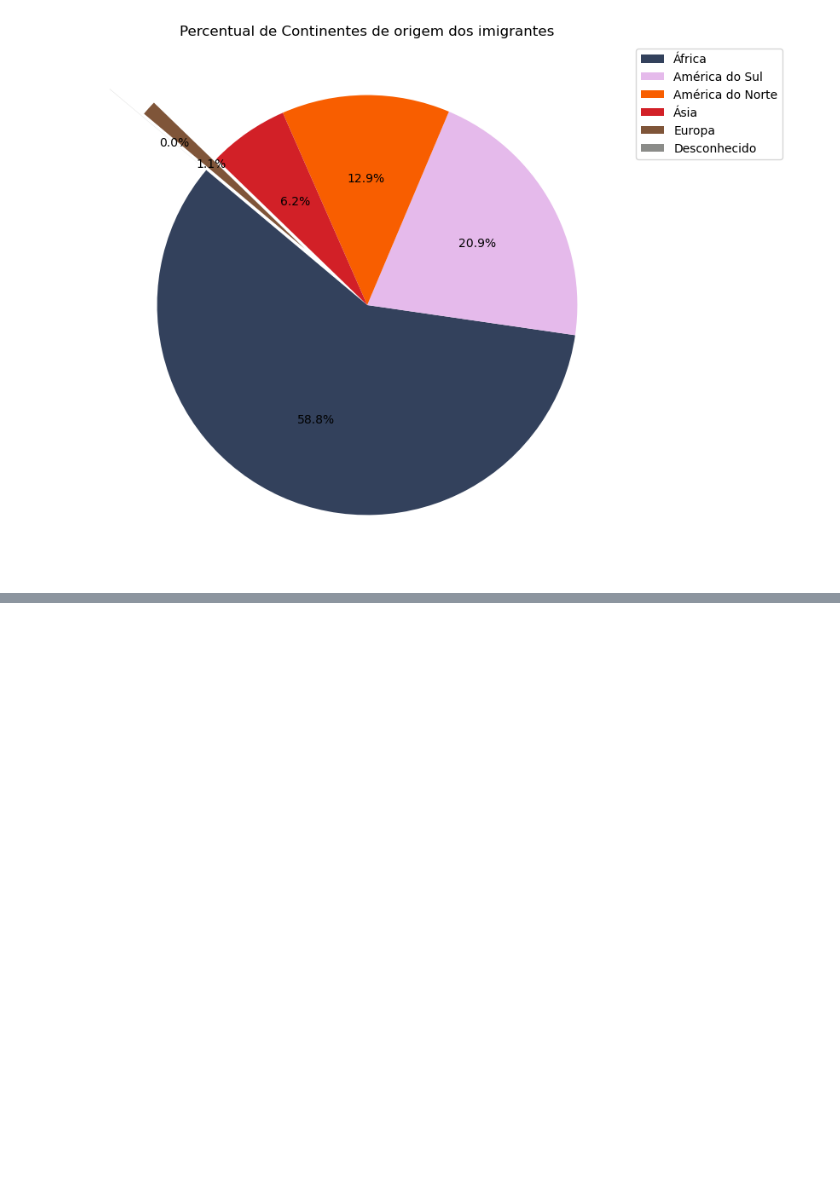
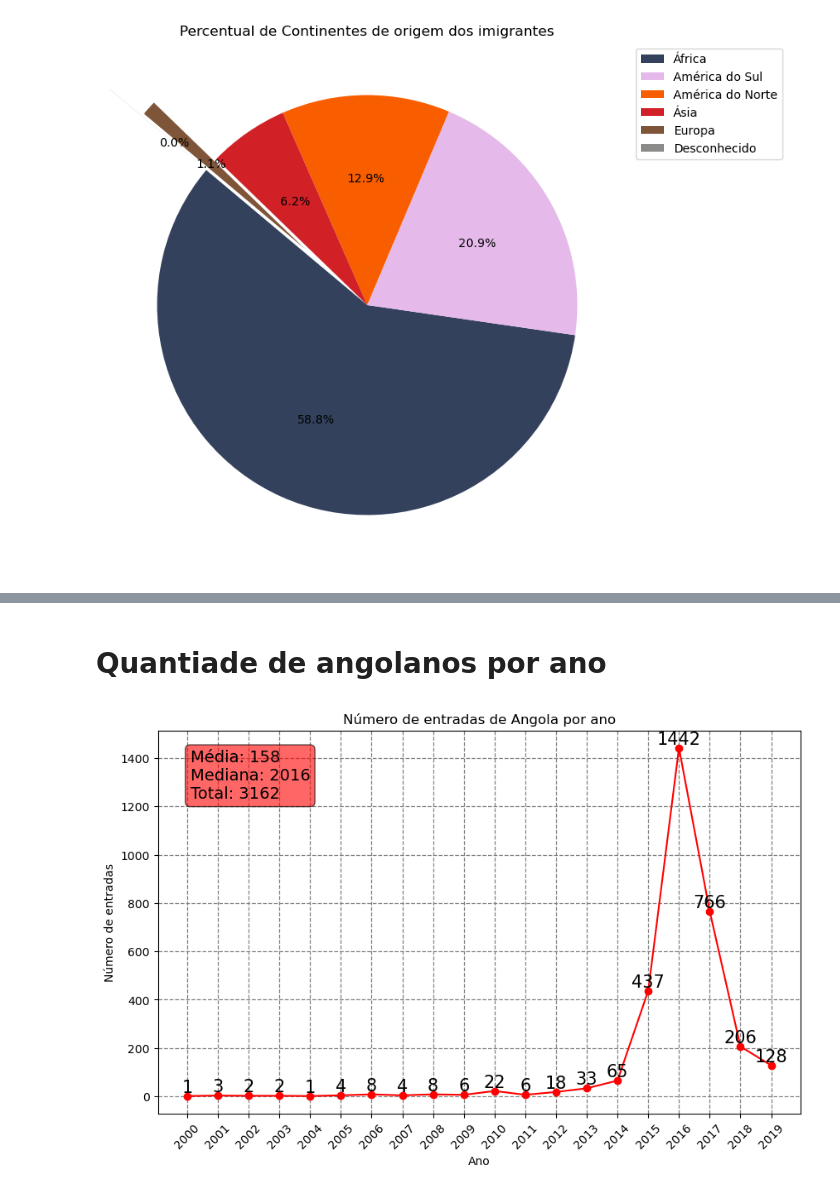
Before and after one commit to VictorHugo11/analise_imigrante, a Jupyter notebook: imigrantes.ipynb, the cells around one changed output, grey strips where cells are left out. Saved outputs shown, nothing was run; the diff lists cells and outputs as text; code cells hidden in the pictures; blank space fills up the shorter version.

Commit message:
add quantidade por ano angolanos

```diff
--- a/imigrantes.ipynb
+++ b/imigrantes.ipynb
@@ -994,0 +909,50 @@ dtype: int64
+# %% [markdown]
+# Quantiade de angolanos por ano
+# %%
+angola_ano = tabela_original[['data_entrada_brasil', 'pais_origem']].copy()
+
+angola_ano['data_entrada_brasil'] = pd.to_datetime(angola_ano['data_entrada_brasil'], errors='coerce')
+df_angola = angola_ano[angola_ano['pais_origem'] == 'Angola'].copy()
+df_angola.loc[:, 'ano_entrada'] = df_angola['data_entrada_brasil'].dt.year
+
+df_angola = df_angola[(df_angola['ano_entrada'] >= 2000) & (df_angola['ano_entrada'] <= 2019)]
+df_angola_agrupado = df_angola.groupby('ano_entrada').size()
+
+# Calculando estatísticas
+media = df_angola_agrupado.mean()
+moda_valor = df_angola_agrupado.idxmax()
+mediana_valor = df_angola_agrupado.median()
+mediana_ano = df_angola_agrupado[df_angola_agrupado.cumsum() >= df_angola_agrupado.sum() / 2].index[0]
+total = df_angola_agrupado.sum()
+
+fig, ax = plt.subplots(figsize=(10, 6))
+ax.plot(df_angola_agrupado.index.astype(int), df_angola_agrupado.values, marker='o', color='red')
+
+for x, y in zip(df_angola_agrupado.index, df_angola_agrupado.values):
+    ax.text(int(x), y + 16, str(y), color='black', fontsize=15, ha='center')  # Ajuste a posição vertical conforme necessário
+
+ax.set_title('Número de entradas de Angola por ano')
+ax.set_xlabel('Ano')
+ax.set_ylabel('Número de entradas')
+
+ax.set_xticks(np.arange(2000, 2020, step=1))
+ax.set_xticklabels(np.arange(2000, 2020, step=1), rotation=45)
+
+ax.set_facecolor('white')
+fig.patch.set_facecolor('white')
+
+ax.grid(True, color='gray', linestyle='--', linewidth=0.9)
+
+legenda_texto = (
+    f"Média: {media:.0f}\n"
+    f"Mediana: {mediana_ano:.0f}\n"
+    f"Total: {total:.0f}"
+)
+
+props = dict(boxstyle='round', facecolor='red', alpha=0.6)
+ax.text(0.05, 0.95, legenda_texto, transform=ax.transAxes, fontsize=14,
+        verticalalignment='top', bbox=props)
+
+plt.show()
+# %% [output]
+[figure, added]
```
Also changed, not shown: parts of 14 cells of this notebook.
